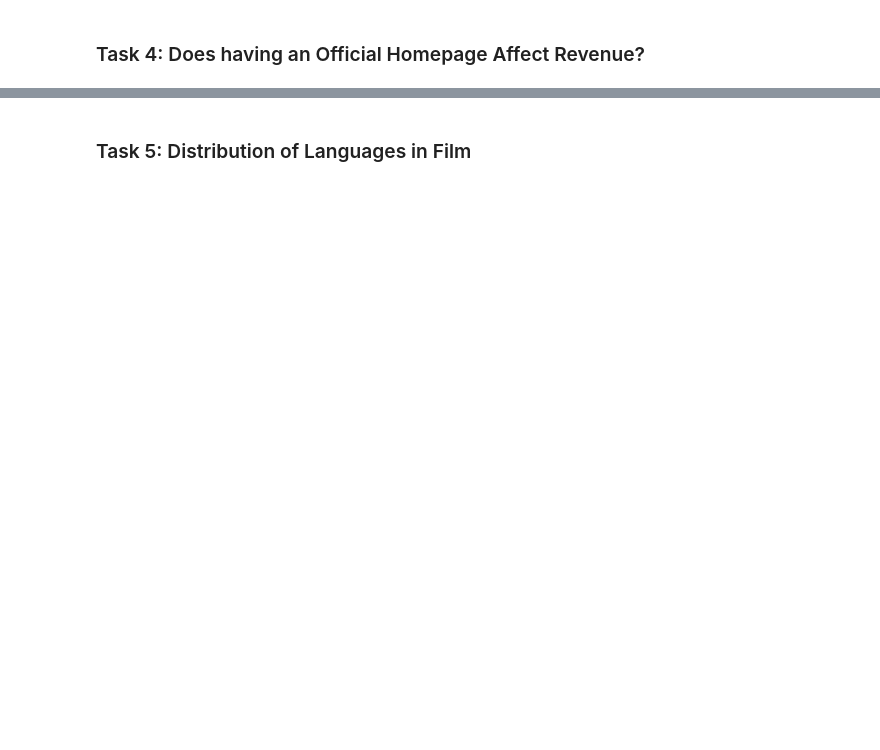
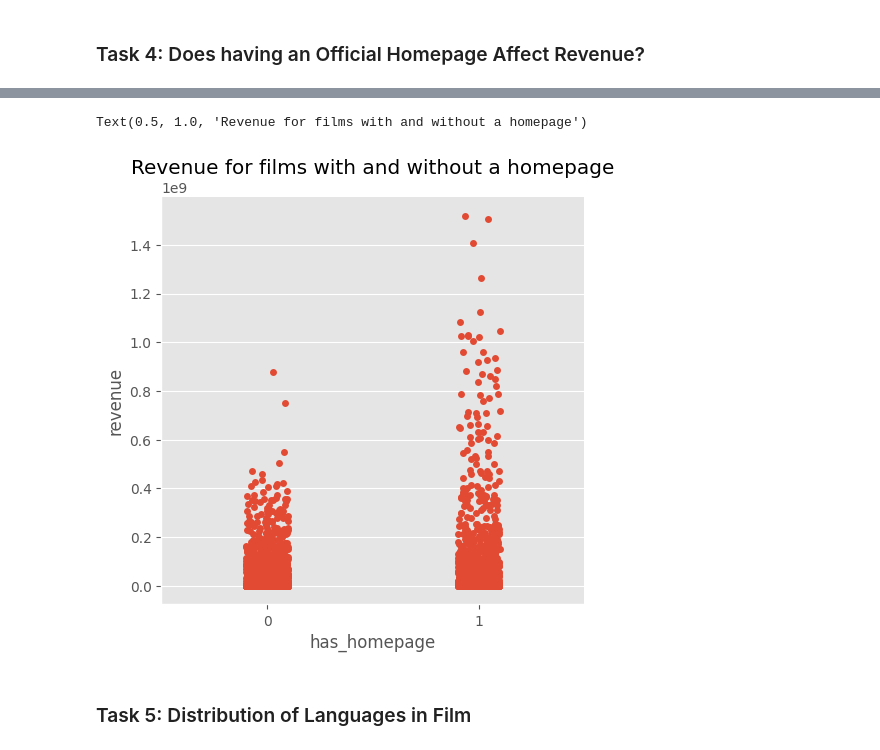
Before and after one commit to miguelestradam3/jupyter_pandas_and_seaborn, a Jupyter notebook: Learner_Notebook.ipynb, the cells around one changed output, grey strips where cells are left out. Cells and saved outputs as stored; diff of their text form; code cells hidden in the pictures; blank space fills up the shorter version.

```diff
--- a/Learner_Notebook.ipynb
+++ b/Learner_Notebook.ipynb
@@ -76,2 +89,8 @@ Text(0.5, 1.0, 'Distribution of revenue')
+# %%
+train['log_budget'] = np.log1p(train['budget'])
+train['log_revenue'] = np.log1p(train['revenue'])
+
+test['log_budget'] = np.log1p(test['budget'])
+#test['log_revenue'] = np.log1p(test['revenue'])
 # %% [markdown]
 ### Task 4: Does having an Official Homepage Affect Revenue?
@@ -78,2 +112,14 @@ Text(0.5, 1.0, 'Distribution of revenue')
+# %%
+train['has_homepage'] = 0
+train.loc[train['homepage'].isnull() == False, 'has_homepage']  = 1
+
+test['has_homepage'] = 0
+test.loc[test['homepage'].isnull() == False, 'has_homepage']  = 1
+# %%
+sns.catplot(x='has_homepage', y='revenue', data=train)
+plt.title("Revenue for films with and without a homepage")
+# %% [output]
+Text(0.5, 1.0, 'Revenue for films with and without a homepage')
+[figure, added]
 # %% [markdown]
 ### Task 5: Distribution of Languages in Film
```
Also changed, not shown: parts of 6 cells of this notebook.
